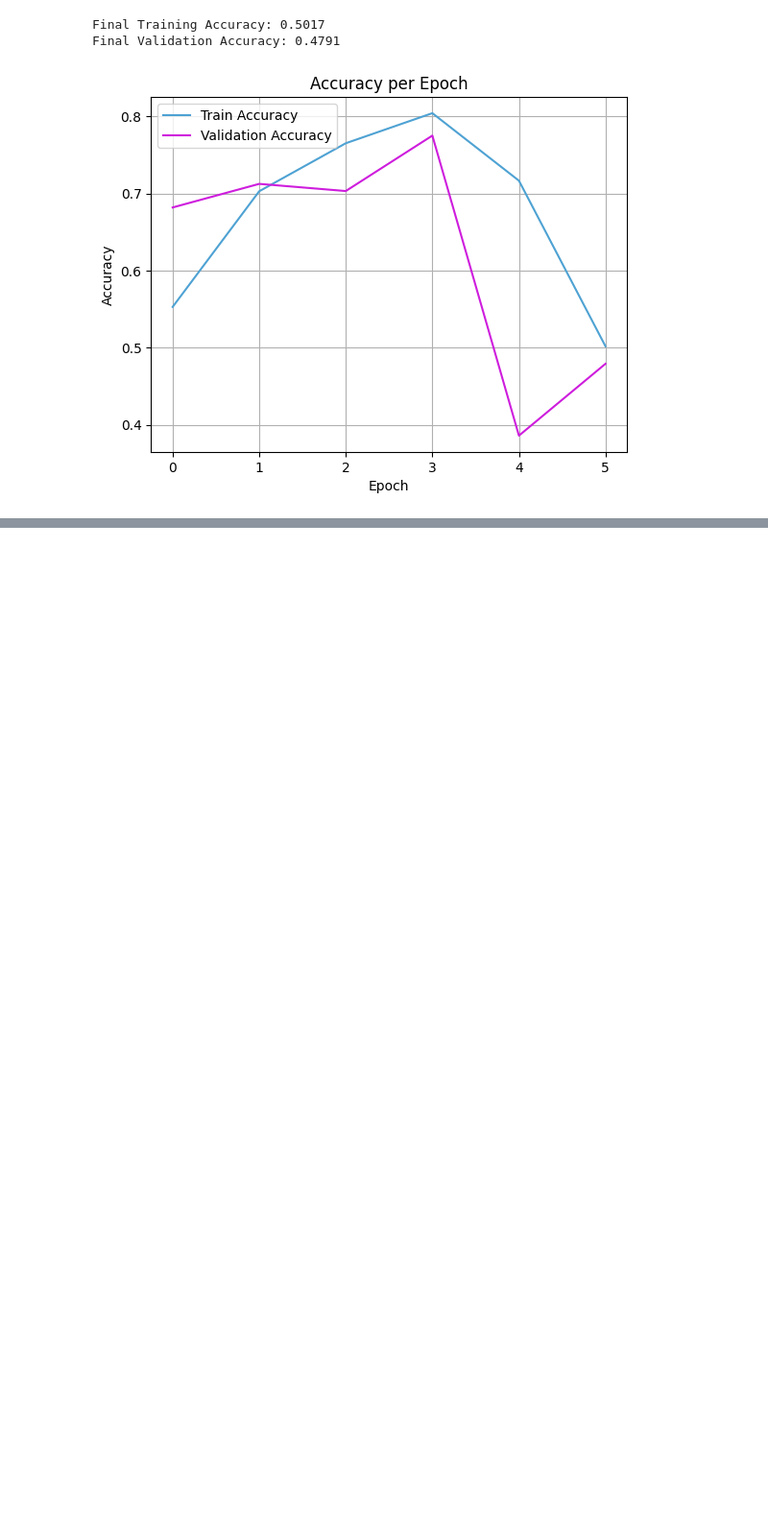
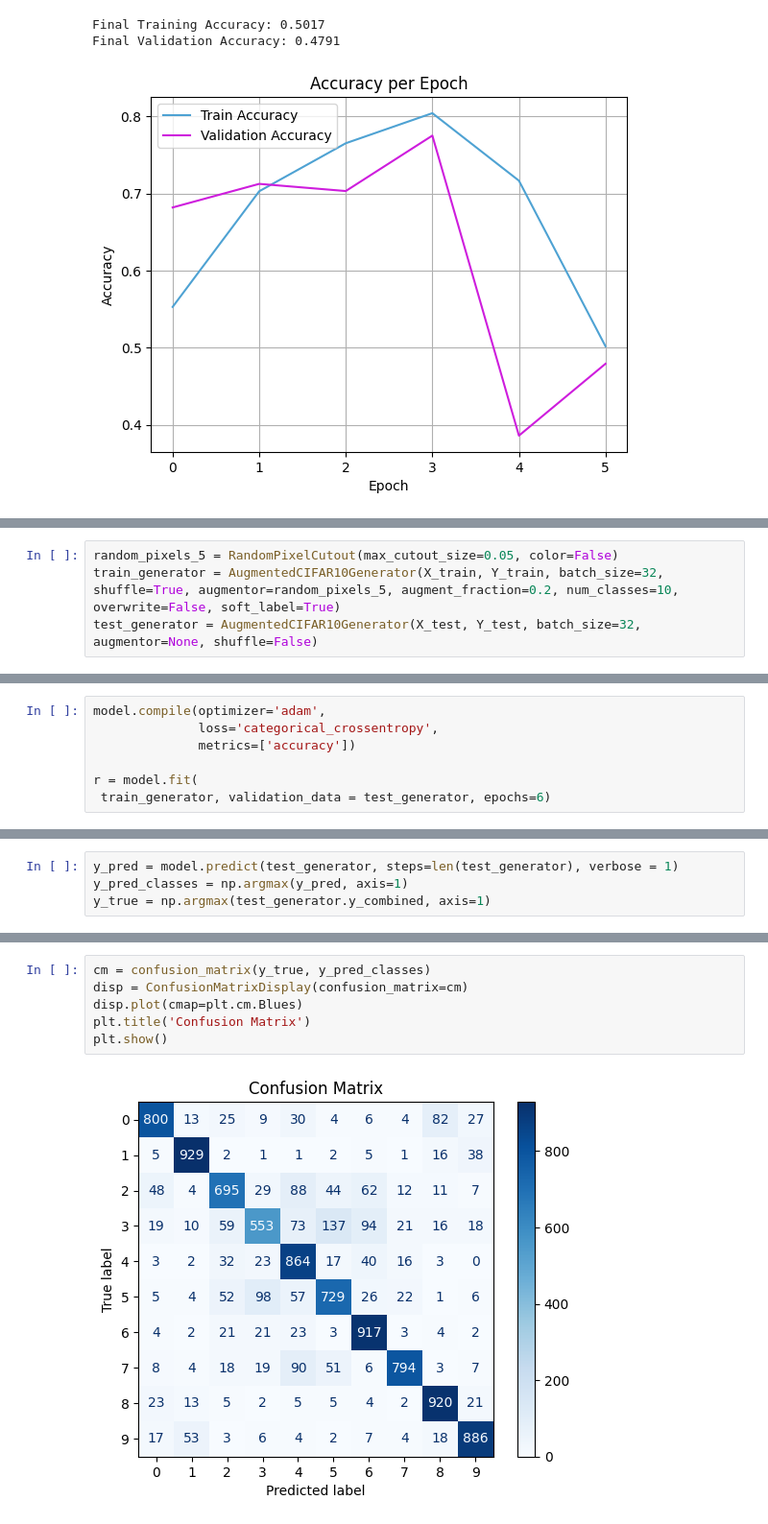
Before and after one commit to sienkozuzanna/cutout-augmentation, a Jupyter notebook: Attempts_2/CIFAIR10/CNN_random_pixels.ipynb, the cells around one changed output, grey strips where cells are left out. Shown at 96% size. Saved outputs shown, nothing was run; the diff lists cells and outputs as text; blank space fills up the shorter version.

Commit message:
cifar10 soft labels 0.9999 random pixels

```diff
--- a/Attempts_2/CIFAIR10/CNN_random_pixels.ipynb
+++ b/Attempts_2/CIFAIR10/CNN_random_pixels.ipynb
@@ -430,0 +434,4 @@ Final Validation Accuracy: 0.4791
+# %%
+random_pixels_5 = RandomPixelCutout(max_cutout_size=0.05, color=False)
+train_generator = AugmentedCIFAR10Generator(X_train, Y_train, batch_size=32, shuffle=True, augmentor=random_pixels_5, augment_fraction=0.2, num_classes=10, overwrite=False, soft_label=True)
+test_generator = AugmentedCIFAR10Generator(X_test, Y_test, batch_size=32, augmentor=None, shuffle=False)
@@ -430,0 +471,7 @@ Final Validation Accuracy: 0.4791
+# %%
+model.compile(optimizer='adam',
+              loss='categorical_crossentropy',
+              metrics=['accuracy'])
+
+r = model.fit(
+ train_generator, validation_data = test_generator, epochs=6)
@@ -430,0 +491,4 @@ Final Validation Accuracy: 0.4791
+# %%
+y_pred = model.predict(test_generator, steps=len(test_generator), verbose = 1)
+y_pred_classes = np.argmax(y_pred, axis=1)
+y_true = np.argmax(test_generator.y_combined, axis=1)
@@ -430,0 +516,8 @@ Final Validation Accuracy: 0.4791
+# %%
+cm = confusion_matrix(y_true, y_pred_classes)
+disp = ConfusionMatrixDisplay(confusion_matrix=cm)
+disp.plot(cmap=plt.cm.Blues)
+plt.title('Confusion Matrix')
+plt.show()
+# %% [output]
+[figure, added]
```
Also changed, not shown: parts of 7 cells of this notebook, 2 other files.
